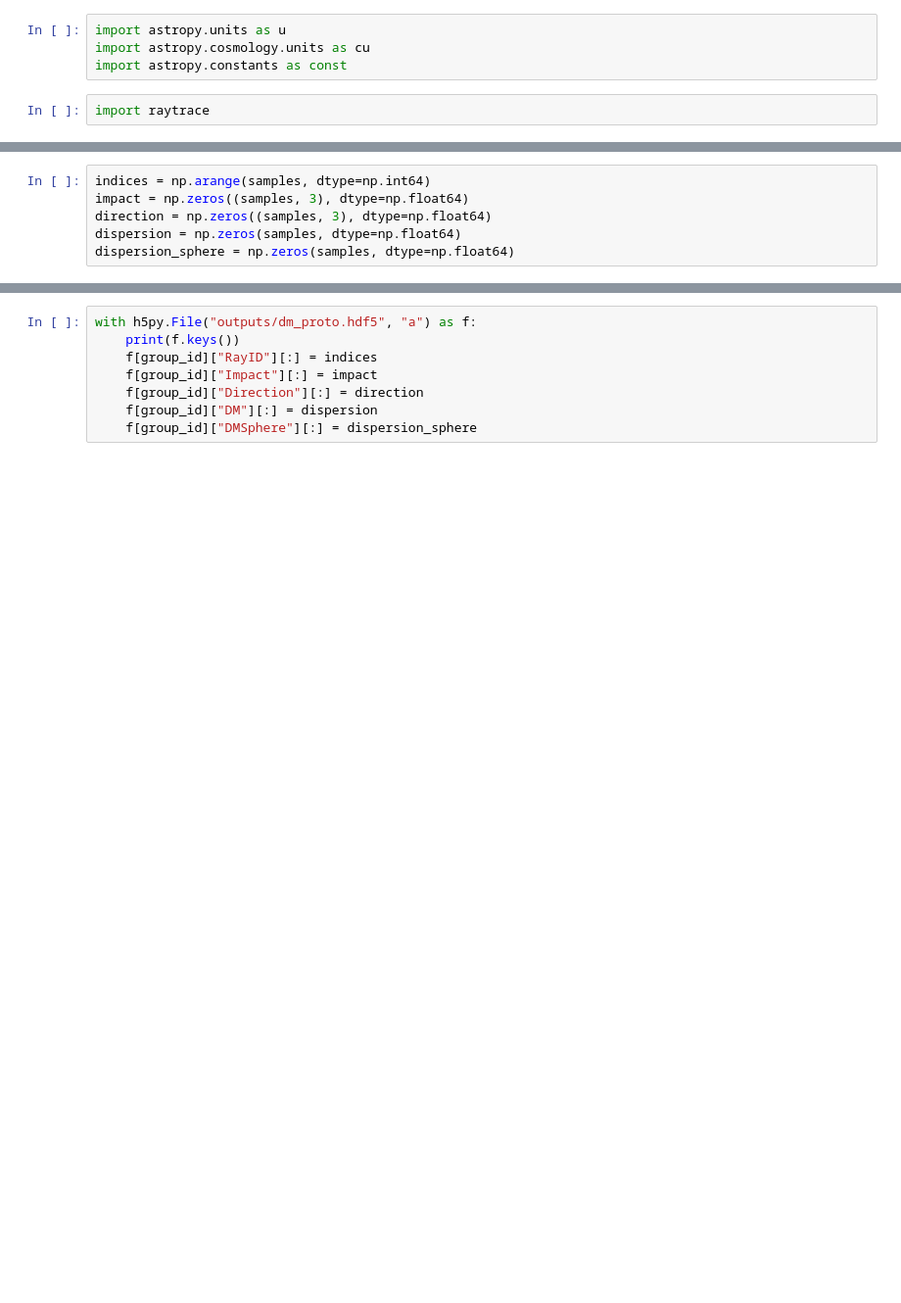
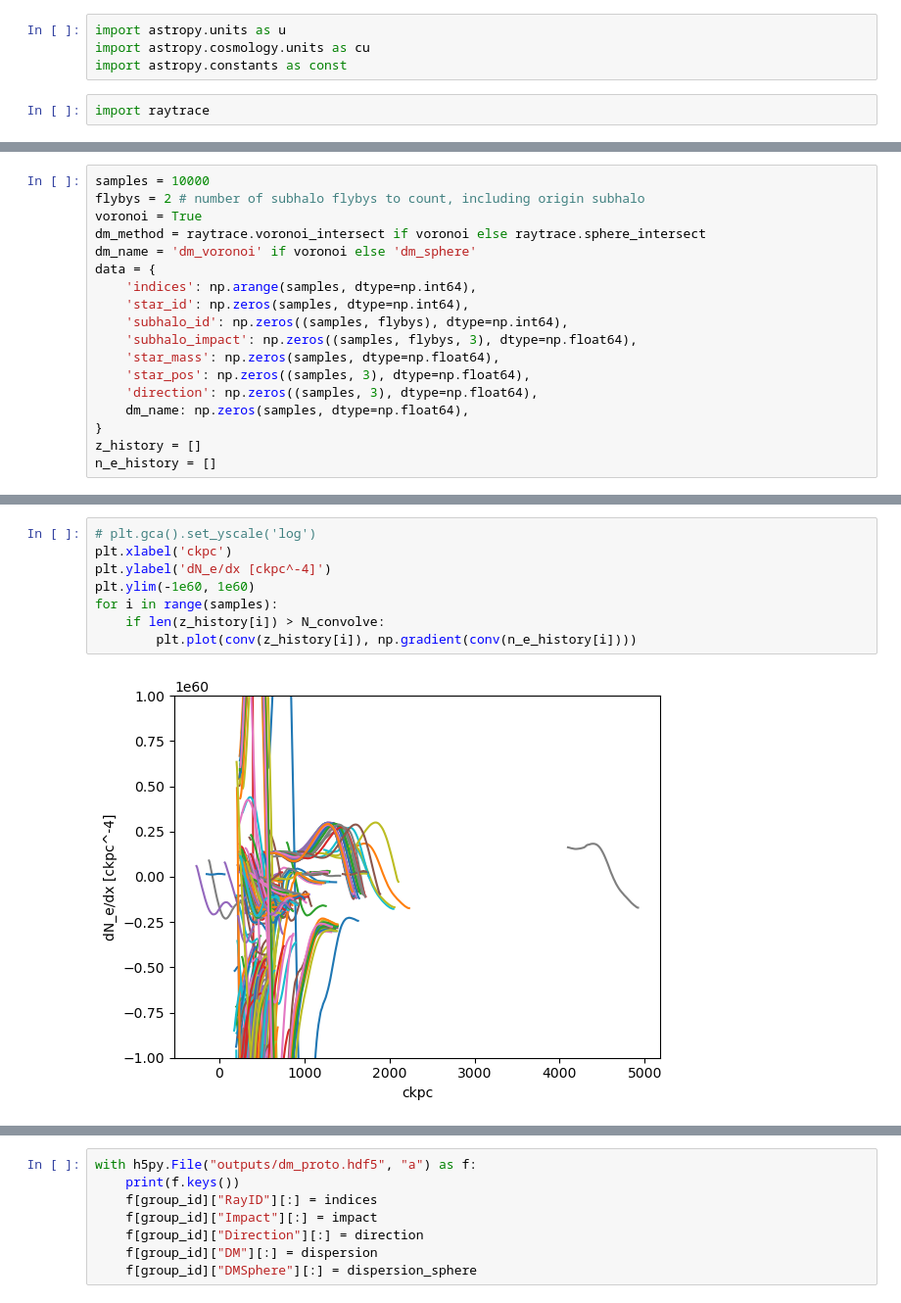
Before and after one commit to xingyzt/halotrace, a Jupyter notebook: dm_prototype.ipynb, the cells around one changed output, grey strips where cells are left out. Shown at 98% size. Cells and saved outputs as stored; diff of their text form; blank space fills up the shorter version.

```diff
--- a/dm_prototype.ipynb
+++ b/dm_prototype.ipynb
@@ -37,7 +53,19 @@ samples = 100
 # %%
-indices = np.arange(samples, dtype=np.int64)
-impact = np.zeros((samples, 3), dtype=np.float64)
-direction = np.zeros((samples, 3), dtype=np.float64)
-dispersion = np.zeros(samples, dtype=np.float64)
-dispersion_sphere = np.zeros(samples, dtype=np.float64)
+samples = 10000
+flybys = 2 # number of subhalo flybys to count, including origin subhalo
+voronoi = True
+dm_method = raytrace.voronoi_intersect if voronoi else raytrace.sphere_intersect
+dm_name = 'dm_voronoi' if voronoi else 'dm_sphere'
+data = {
+    'indices': np.arange(samples, dtype=np.int64),
+    'star_id': np.zeros(samples, dtype=np.int64),
+    'subhalo_id': np.zeros((samples, flybys), dtype=np.int64),
+    'subhalo_impact': np.zeros((samples, flybys, 3), dtype=np.float64),
+    'star_mass': np.zeros(samples, dtype=np.float64),
+    'star_pos': np.zeros((samples, 3), dtype=np.float64),
+    'direction': np.zeros((samples, 3), dtype=np.float64),
+    dm_name: np.zeros(samples, dtype=np.float64),
+}
+z_history = []
+n_e_history = []
 # %%
@@ -74,3 +132,13 @@ for i in indices:
+# %%
+# plt.gca().set_yscale('log')
+plt.xlabel('ckpc')
+plt.ylabel('dN_e/dx [ckpc^-4]')
+plt.ylim(-1e60, 1e60)
+for i in range(samples):
+    if len(z_history[i]) > N_convolve:
+        plt.plot(conv(z_history[i]), np.gradient(conv(n_e_history[i])))
+# %% [output]
+[figure, added]
 # %%
 dispersion_sphere = np.zeros(samples, dtype=np.float64)
 for i in indices:
```
Also changed, not shown: parts of 13 cells of this notebook, 4 other files.
